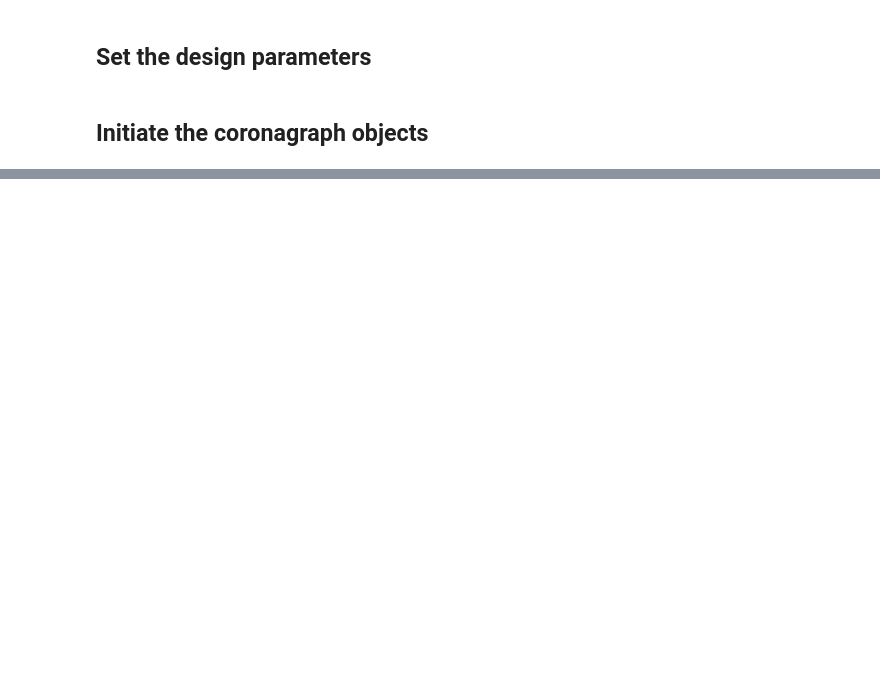
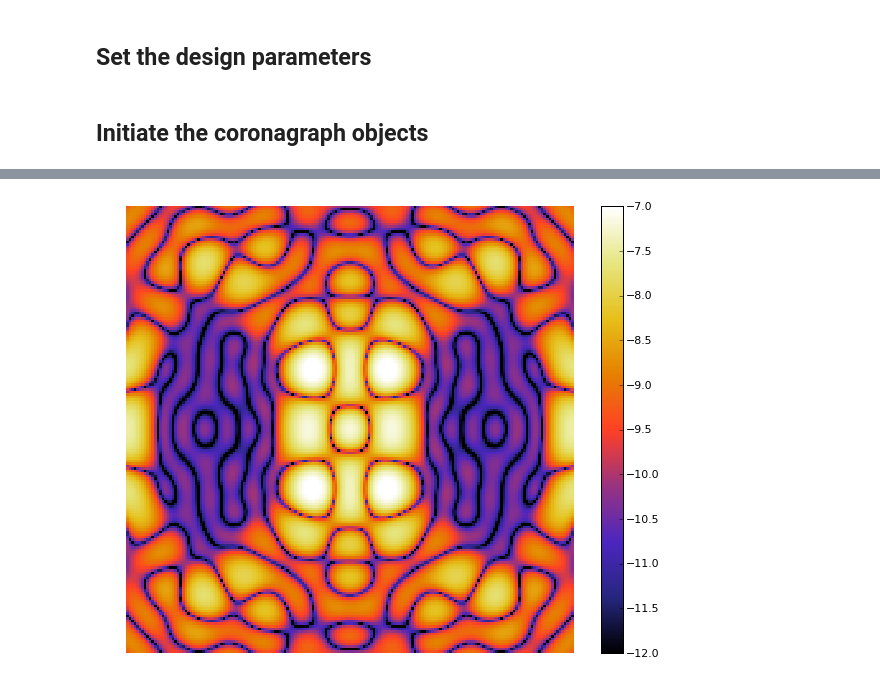
Before and after one commit to neilzim/SCDA, a Jupyter notebook: qpsplc_tests.ipynb, the cells around one changed output, grey strips where cells are left out. Cells and saved outputs as stored; diff of their text form; code cells hidden in the pictures; blank space fills up the shorter version.

```diff
--- a/qpsplc_tests.ipynb
+++ b/qpsplc_tests.ipynb
@@ -135,0 +209,7 @@ INFO:root:Wrote ./SPLC_quart_hex3X025cobs1_N0125_FPM40R100H180res10_LSann25D80cl
+# %%
+plt.figure(figsize=(10,8))
+plt.imshow(np.log10(intens_polychrom[1]), cmap='CMRmap',vmin=-12,vmax=-7)
+plt.colorbar()
+p=plt.axis('off')
+# %% [output]
+[figure, added]
```
Also changed, not shown: parts of 20 cells of this notebook.
